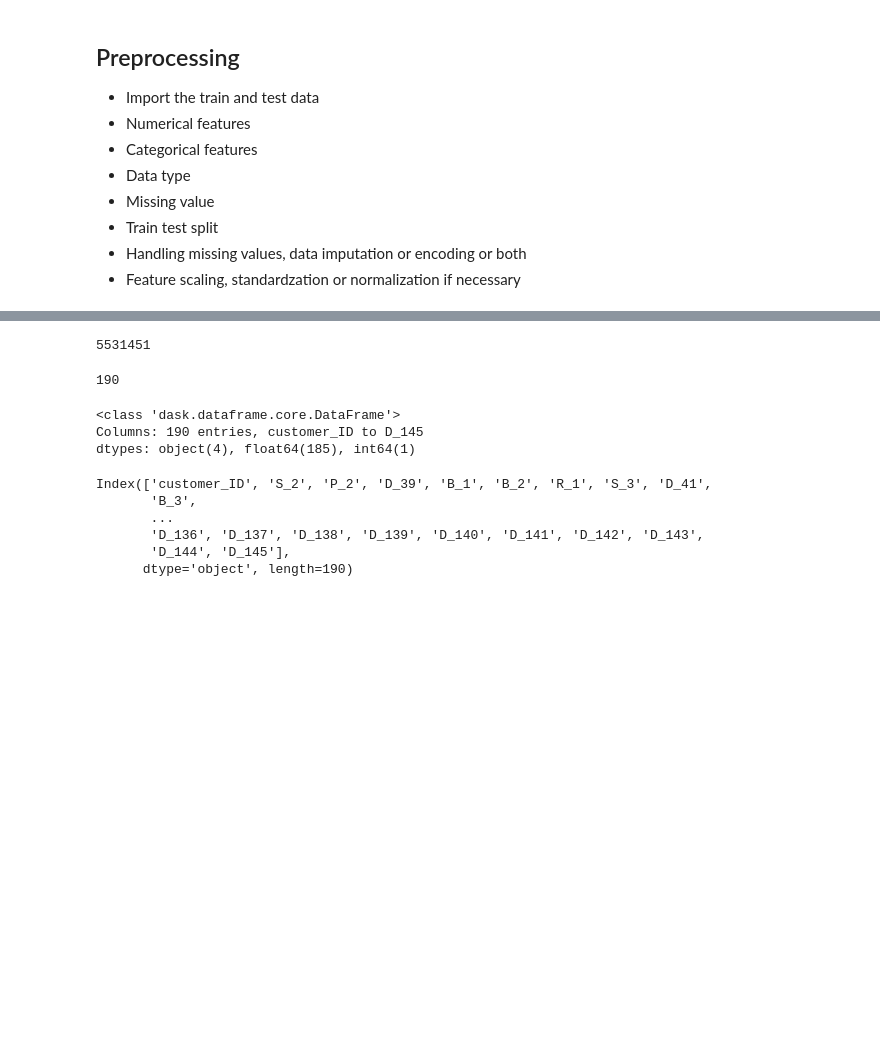
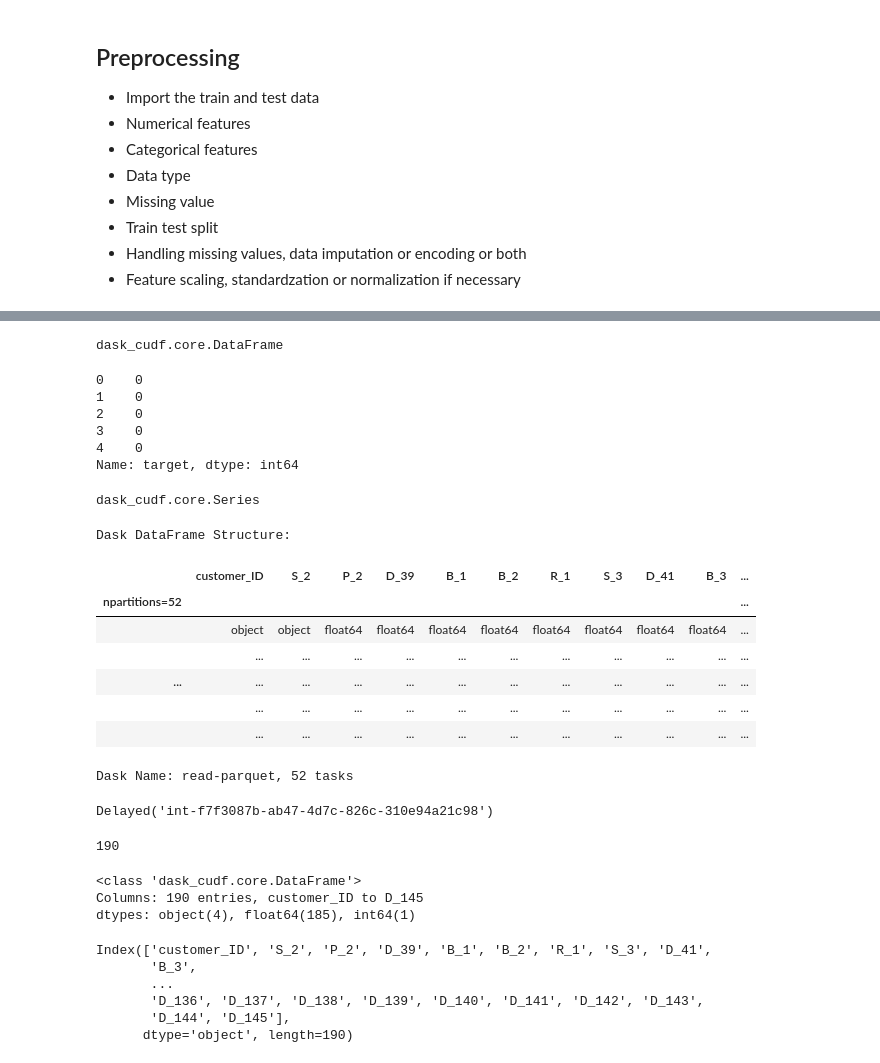
Before and after one commit to allifizzuddin89/AMEX_2022, a Jupyter notebook: main.ipynb, the cells around one changed output, grey strips where cells are left out. Cells and saved outputs as stored; diff of their text form; code cells hidden in the pictures; blank space fills up the shorter version.

```diff
--- a/main.ipynb
+++ b/main.ipynb
@@ -88,0 +127,4 @@ test_data = '/mnt/b7b917e1-da96-4995-b7db-c30035d41dbe/Machine Learning Project/
+# %%
+type(y)
+# %% [output]
+dask_cudf.core.DataFrame
@@ -89,9 +133,43 @@ test_data = '/mnt/b7b917e1-da96-4995-b7db-c30035d41dbe/Machine Learning Project/
+# %%
+y.head()
+# %% [output]
+0    0
+1    0
+2    0
+3    0
+4    0
+Name: target, dtype: int64
+# %%
+type(y)
+# %% [output]
+dask_cudf.core.Series
 # %%
-df = dd.read_parquet(train_data)
+# df = dd.read_parquet(train_data)
+gdf = dask_cudf.read_parquet(train_data)
+# %%
+# df
+gdf
+# %% [output]
+Dask DataFrame Structure:
+|  | customer_ID | S_2 | P_2 | D_39 | B_1 | B_2 | R_1 | S_3 | D_41 | B_3 | ... |
+| npartitions=52 |  |  |  |  |  |  |  |  |  |  | ... |
+|  | object | object | float64 | float64 | float64 | float64 | float64 | float64 | float64 | float64 | ... |
+|  | ... | ... | ... | ... | ... | ... | ... | ... | ... | ... | ... |
+| ... | ... | ... | ... | ... | ... | ... | ... | ... | ... | ... | ... |
+|  | ... | ... | ... | ... | ... | ... | ... | ... | ... | ... | ... |
+|  | ... | ... | ... | ... | ... | ... | ... | ... | ... | ... | ... |
+Dask Name: read-parquet, 52 tasks
 # %%
-# Number of rows
-df.shape[0].compute()
+# # Number of rows
+
+# with ProgressBar():
+#     row = df.shape[0].compute()
+
+# row
-# %% [output]
-5531451
+# %%
+# df.shape[0]
+gdf.shape[0]
+# %% [output]
+Delayed('int-f7f3087b-ab47-4d7c-826c-310e94a21c98')
 # %%
 # Number of columns/features
@@ -99,20 +178,22 @@ df.shape[1]
 # %% [output]
 190
-# %%
-df.info()
-# %% [output]
-<class 'dask.dataframe.core.DataFrame'>
-Columns: 190 entries, customer_ID to D_145
-dtypes: object(4), float64(185), int64(1)
-# %%
-df.columns
-# %% [output]
-Index(['customer_ID', 'S_2', 'P_2', 'D_39', 'B_1', 'B_2', 'R_1', 'S_3', 'D_41',
-       'B_3',
-       ...
-       'D_136', 'D_137', 'D_138', 'D_139', 'D_140', 'D_141', 'D_142', 'D_143',
-       'D_144', 'D_145'],
-      dtype='object', length=190)
+# %%
+# df.info()
+gdf.info()
+# %% [output]
+<class 'dask_cudf.core.DataFrame'>
+Columns: 190 entries, customer_ID to D_145
+dtypes: object(4), float64(185), int64(1)
+# %%
+# df.columns
+gdf.columns
+# %% [output]
+Index(['customer_ID', 'S_2', 'P_2', 'D_39', 'B_1', 'B_2', 'R_1', 'S_3', 'D_41',
+       'B_3',
+       ...
+       'D_136', 'D_137', 'D_138', 'D_139', 'D_140', 'D_141', 'D_142', 'D_143',
+       'D_144', 'D_145'],
+      dtype='object', length=190)
 # %%
 # Out of much memory
 # pandas_df = df.compute()
```
Also changed, not shown: parts of 22 cells of this notebook, 5 other files.
